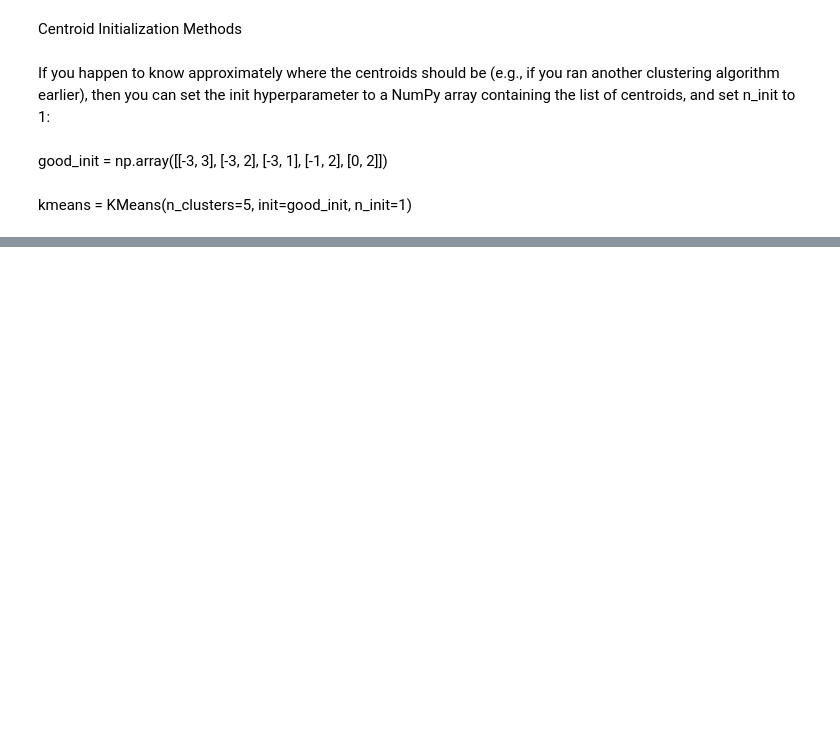
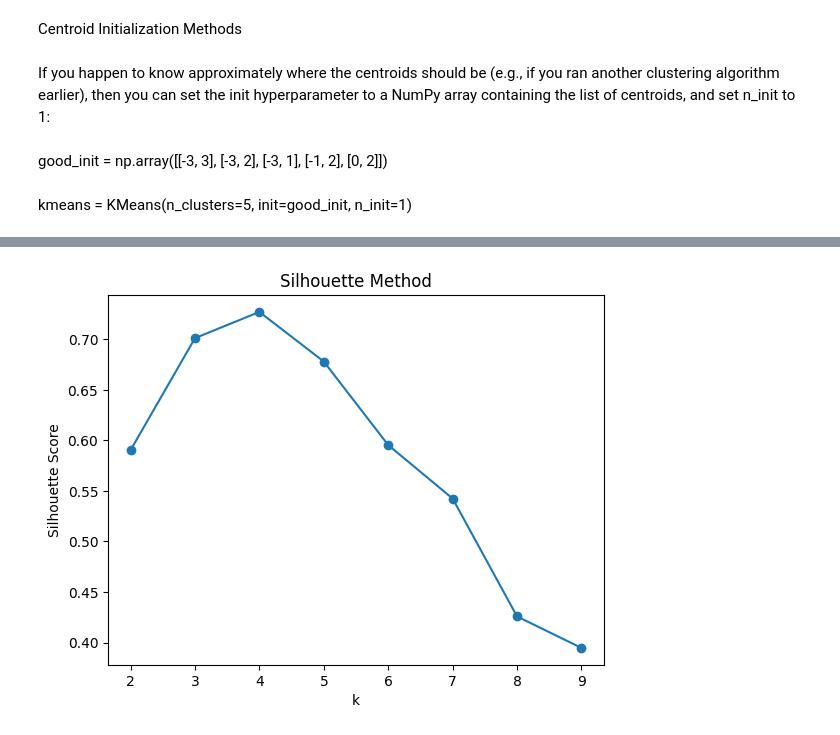
Before and after one commit to Amith1434/ML_Book_Journy, a Jupyter notebook: Chapter_9(Unsupervised).ipynb, the cells around one changed output, grey strips where cells are left out. Drawn from its saved outputs; the diff is of its cells as text; code cells hidden in the pictures; blank space fills up the shorter version.

```diff
--- a/Chapter_9(Unsupervised).ipynb
+++ b/Chapter_9(Unsupervised).ipynb
@@ -82,0 +129,20 @@ kmeans = KMeans(n_clusters=5, init=good_init, n_init=1)
+# %%
+from sklearn.metrics import silhouette_score
+from sklearn.cluster import KMeans
+
+scores = []
+k_values = range(2, 10)
+
+for k in k_values:
+    kmeans = KMeans(n_clusters=k, random_state=42)
+    labels = kmeans.fit_predict(X)
+    score = silhouette_score(X, labels)
+    scores.append(score)
+
+plt.plot(k_values, scores, marker='o')
+plt.xlabel("k")
+plt.ylabel("Silhouette Score")
+plt.title("Silhouette Method")
+plt.show()
+# %% [output]
+[figure, added]
```
Also changed, not shown: parts of 7 cells of this notebook.
